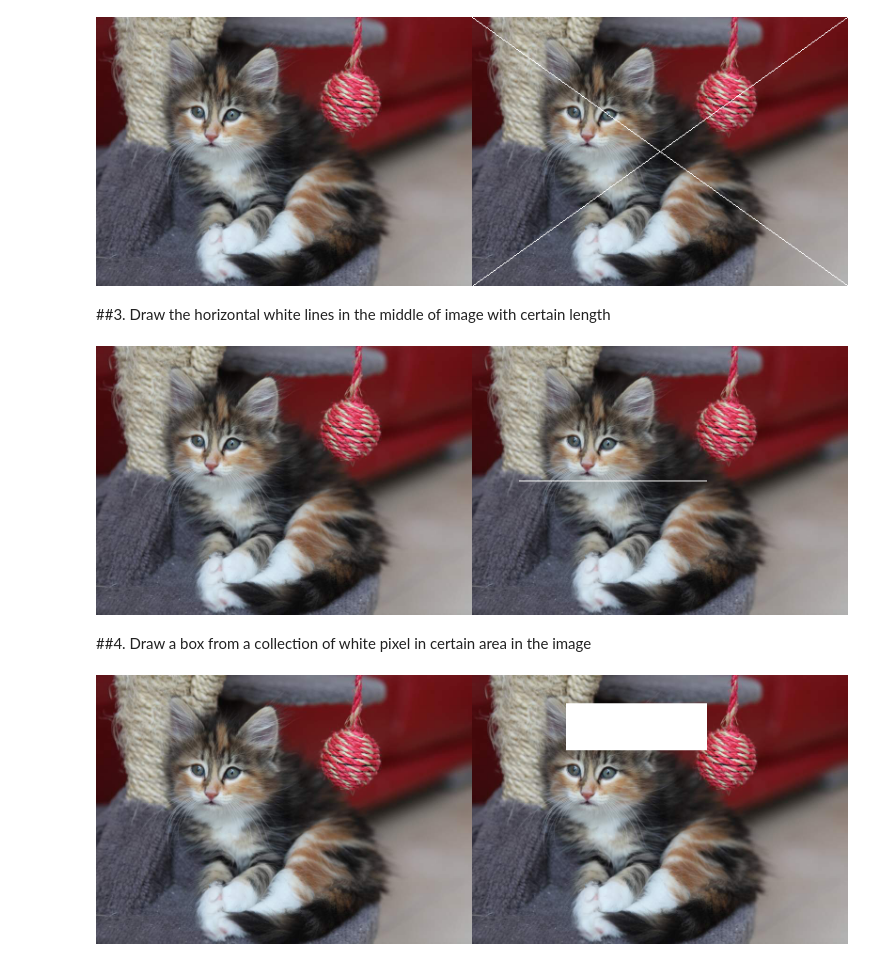
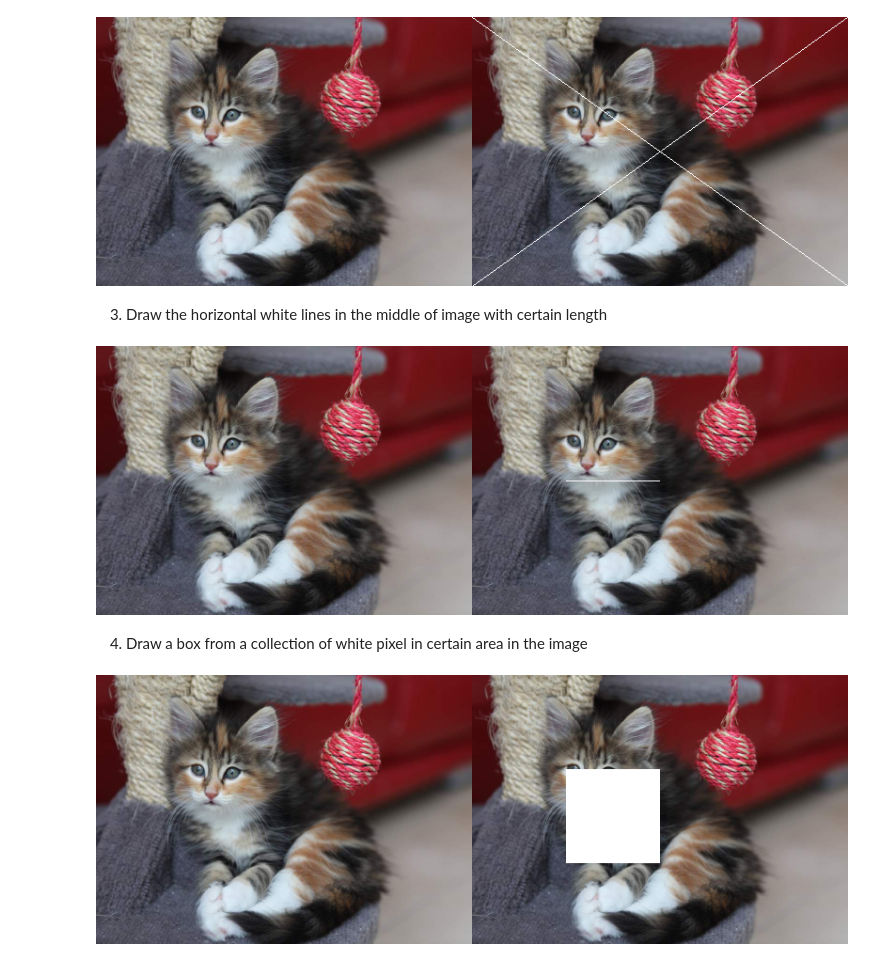
Before and after one commit to lelyta30/PCVK_GENAP_2023, a Jupyter notebook: week_1.ipynb, the cells around one changed output. Drawn from its saved outputs; the diff is of its cells as text; code cells hidden in the pictures.

```diff
--- a/week_1.ipynb
+++ b/week_1.ipynb
@@ -120,28 +122,24 @@ cv2_imshow(final_frame)
 # %% [output]
 [figure]
 # %% [markdown]
-##3. Draw the horizontal white lines in the middle of image with certain length
+3. Draw the horizontal white lines in the middle of image with certain length
 # %%
 image_2 = cv.cvtColor(image, cv.COLOR_BGR2RGB)
 image_3 = cv.cvtColor(image, cv.COLOR_BGR2RGB)
 #create horizontal line in the middle of the image
-image_3[int((tinggi)/2),50:250] = [255,255,255]
+image_3[int((tinggi)/2),100:200] = [255,255,255]
 final_frame = cv.hconcat((image_2, image_3))
 cv2_imshow(final_frame)
 # %% [output]
-[figure, old version]
+[figure, new version]
 # %% [markdown]
-##4. Draw a box from a collection of white pixel in certain area in the image
+4. Draw a box from a collection of white pixel in certain area in the image
 # %%
 image_2 = cv.cvtColor(image, cv.COLOR_BGR2RGB)
 image_3 = cv.cvtColor(image, cv.COLOR_BGR2RGB)
-
 #create horizontal line in the middle of the image
-
-
-image_3[30:80,100:250] = [255,255,255]
-
+image_3[100:200,100:200] = [255,255,255]
 final_frame = cv.hconcat((image_2, image_3))
 cv2_imshow(final_frame)
 # %% [output]
-[figure, old version]
+[figure, new version]
```
Also changed, not shown: parts of 3 cells of this notebook.
